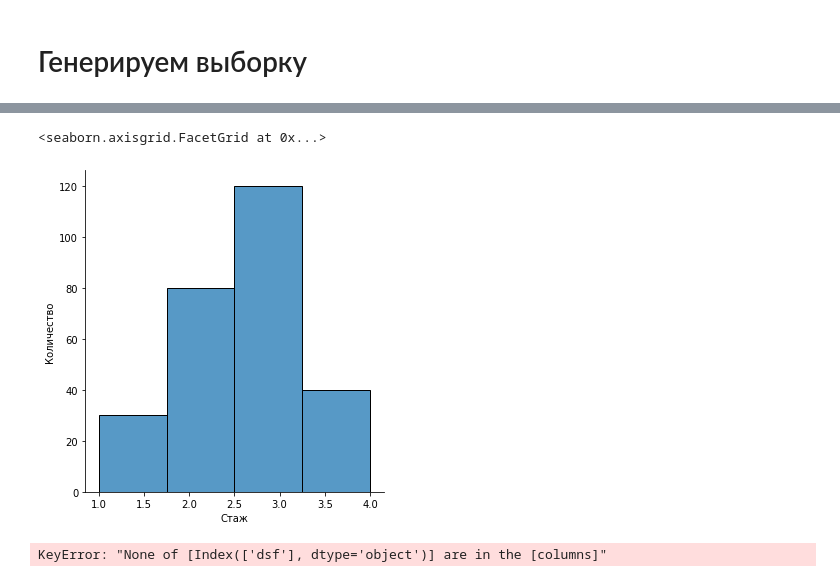
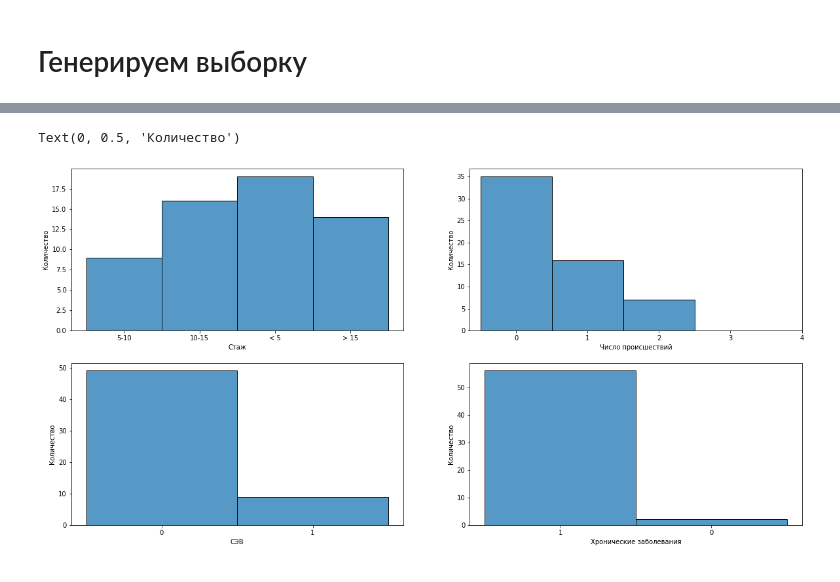
Before and after one commit to AlKul/illnesses, a Jupyter notebook: Abstract.ipynb, the cells around one changed output, grey strips where cells are left out. Saved outputs shown, nothing was run; the diff lists cells and outputs as text; code cells hidden in the pictures.

```diff
--- a/Abstract.ipynb
+++ b/Abstract.ipynb
@@ -119,16 +130,66 @@ exp_dict = {
     '10 - 15 лет' : 3,
     '> 15 лет' : 4
            }
-# %%
-g = sns.displot(expirience_num, bins = 4)
-g.set_axis_labels("Стаж", "Количество")
-# %% [output]
-<seaborn.axisgrid.FacetGrid at 0x...>
-[figure, removed]
-# %%
-df_num_features = df.copy()
-df_num_features.drop('expirience', axis=1, inplace=True)
-g = df_num_features.hist(figsize=(10,8), bins=4, grid=True)
-# %% [output]
-KeyError: "None of [Index(['dsf'], dtype='object')] are in the [columns]"
+# %%
+df_num_features = df.copy()
+#df_num_features.drop('expirience', axis=1, inplace=True)
+
+plt.figure(figsize = (20,10))
+
+plt.subplot(221)
+
+#g = df_num_features.hist(figsize=(10,8), bins=4, grid=True)
+
+#g = df_num_features['expirience_num'].hist(figsize=(5,4), bins=4, grid=True)
+
+arr = np.array([1, 2, 3, 4])
+g = sns.histplot(data=df, x='expirience_num', discrete=True)
+plt.xticks(arr)
+g.set_xticklabels({'< 5', '5-10', '10-15', '> 15'})
+
+plt.xlabel('Стаж')
+plt.ylabel('Количество')
+
+plt.subplot(222)
+
+#g = df_num_features.hist(figsize=(10,8), bins=4, grid=True)
+
+#g = df_num_features['expirience_num'].hist(figsize=(5,4), bins=4, grid=True)
+
+arr = np.array([0, 1, 2, 3, 4])
+sns.histplot(data=df, x='accidents', discrete=True)
+plt.xticks(arr)
+
+plt.xlabel('Число происшествий')
+plt.ylabel('Количество')
+
+plt.subplot(223)
+
+#g = df_num_features.hist(figsize=(10,8), bins=4, grid=True)
+
+#g = df_num_features['expirience_num'].hist(figsize=(5,4), bins=4, grid=True)
+
+arr = np.array([0, 1])
+sns.histplot(data=df, x='OBS', discrete=True)
+plt.xticks(arr)
+
+plt.xlabel('СЭВ')
+plt.ylabel('Количество')
+
+plt.subplot(224)
+
+#g = df_num_features.hist(figsize=(10,8), bins=4, grid=True)
+
+#g = df_num_features['expirience_num'].hist(figsize=(5,4), bins=4, grid=True)
+
+arr = [0, 1]
+g = sns.histplot(data=df, x='chronic_ilnesses', discrete=True)
+
+plt.xticks(arr)
+g.set_xticklabels({'0', '1'})
+plt.xlabel('Хронические заболевания')
+plt.ylabel('Количество')
+# %% [output]
+Text(0, 0.5, 'Количество')
+[figure, added]
 # %%
```
Also changed, not shown: parts of 3 cells of this notebook.
